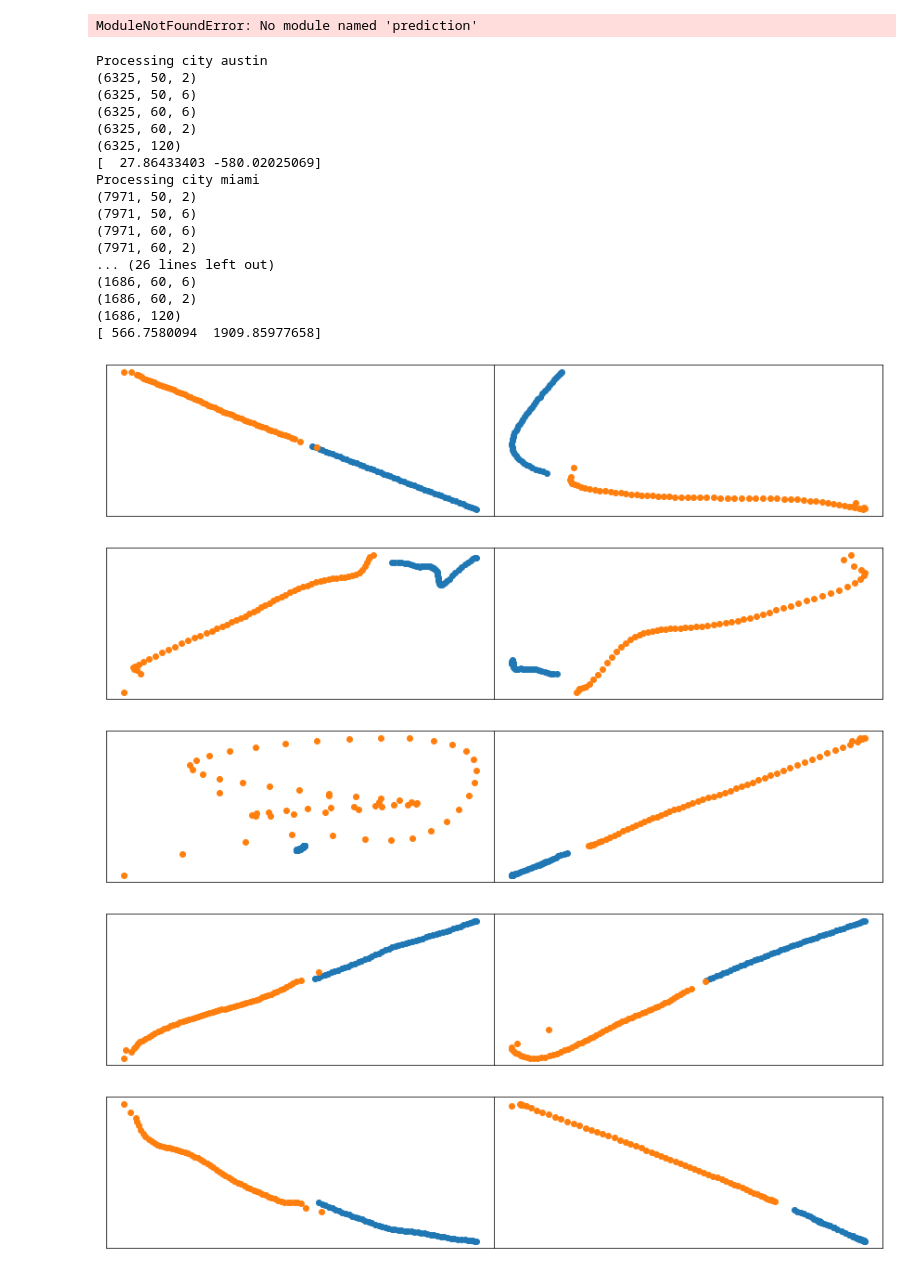
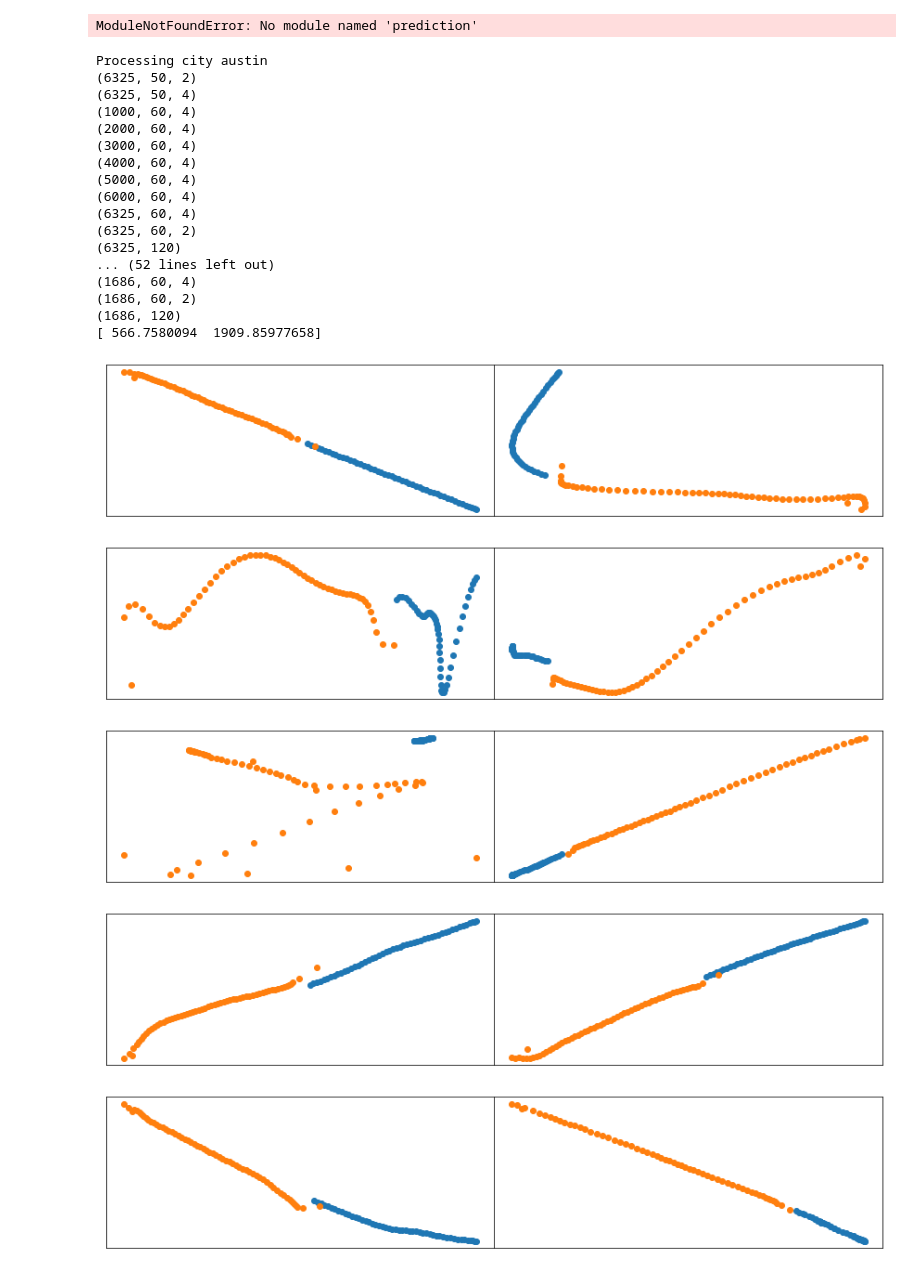
Before and after one commit to brandonho667/151B-WinningProject, a Jupyter notebook: train_attn_model.ipynb, the cells around one changed output. Drawn from its saved outputs; the diff is of its cells as text; code cells hidden in the pictures.

```diff
--- a/train_attn_model.ipynb
+++ b/train_attn_model.ipynb
@@ -59,9 +61,9 @@ print(train_dataset[0][0])
 # Model Constants
 # %%
 batch_sz = 32  # batch size
-input_size = 6
-hidden_size = 128
-output_size = 6
+input_size = 4
+hidden_size = 256
+output_size = 4
 dropout = 0.5
 inp_seq_len = 50
 num_epochs = 5#15
@@ -80,8 +82,8 @@ train_loader = DataLoader(train_dataset, batch_size = batch_sz, shuffle = True)
 val_loader = DataLoader(val_dataset, batch_size=batch_sz*2, shuffle=True)
 val_iter = iter(val_loader)
 
-BEST_PATH = "./models/all_best_attn.pt"
-PATH = "./models/baseplate_attn.pt"
+BEST_PATH = "./models/all_best_attnlayered.pt"
+PATH = "./models/baseplate_attnlayered.pt"
 best_err = 10000000000
 
 device = torch.device("cuda" if torch.cuda.is_available() else "cpu")
@@ -90,7 +92,7 @@ rnn = LSTMAttention(input_size, hidden_size, output_size, dropout, device).cuda(
 criterion = torch.nn.MSELoss()
 criterion.to(device)
 opt = torch.optim.Adam(rnn.parameters(), lr=lr)
-scheduler = torch.optim.lr_scheduler.ReduceLROnPlateau(opt)
+scheduler = torch.optim.lr_scheduler.ReduceLROnPlateau(opt, patience=20)
 # scheduler = torch.optim.lr_scheduler.StepLR(opt, 20, gamma=0.5)
 
 print_every = 1000
@@ -114,9 +116,7 @@ for epoch in range(num_base_epochs):
         loss = 0
 
         y_hat = rnn(x)
-        loss = criterion(y_hat[:, :, :2], y[:, :, :2]) \
-                + criterion(y_hat[:, :, 2:4], y[:, :, 2:4]) \
-                + criterion(y_hat[:, :, 4:6], y[:, :, 4:6])
+        loss = criterion(y_hat, y)
 
         loss.backward()
         opt.step()
@@ -128,9 +128,7 @@ for epoch in range(num_base_epochs):
                 vx, vy = next(val_iter)
                 vx, vy = vx.to(torch.float32).to(device), vy.to(torch.float32).to(device)
                 vy_hat = rnn(vx)
-                val_loss += criterion(vy_hat[:, :, :2], vy[:, :, :2]) \
-                        + criterion(vy_hat[:, :, 2:4], vy[:, :, 2:4]) \
-                        + criterion(vy_hat[:, :, 4:6], vy[:, :, 4:6])
+                val_loss += criterion(vy_hat, vy)
                 del vx
                 del vy
                 rnn.train()
@@ -169,7 +167,7 @@ plt.show()
 # %%
 device = torch.device("cuda" if torch.cuda.is_available() else "cpu")
 with torch.no_grad():
-    rnn = torch.load(f"./models/baseplate_attn.pt").to(device)
+    rnn = torch.load(f"./models/baseplate_attnlayered.pt").to(device)
     rnn.eval()
 #     val_dataset = ArgoverseDataset(city = "all", split = "validation")
     val_loader = DataLoader(val_dataset, batch_size=batch_sz*2, shuffle=True)
@@ -378,11 +376,10 @@ from prediction import get_traj_pred
 ModuleNotFoundError: No module named 'prediction'
 # %%
 device = torch.device("cuda")
-
 num_pred_steps = 60
 all_preds = np.zeros(shape=(0, num_pred_steps * 2))
 city_col = np.array([])
-rnn = torch.load("./models/baseplate_attn.pt").to(device)
+rnn = torch.load("./models/baseplate_attnlayered.pt").to(device)
 for city_name in cities:
 
     print("Processing city", city_name)
@@ -395,48 +392,54 @@ for city_name in cities:
 
     starts = test_traj_in[:,0]
 
-    traj = torch.from_numpy(normal_traj).to(torch.float32).to(device)
-    test_pred_arr = rnn(traj).cpu().detach().numpy()
-    print(test_pred_arr.shape)
+    test_pred_arr = None
+
+    for b in range(0,normal_traj.shape[0],1000):
+        top = b+1000 if b+1000 < normal_traj.shape[0] else normal_traj.shape[0]
+        traj = torch.from_numpy(normal_traj[b:top]).to(torch.float32).to(device)
+        out = rnn(traj).cpu().detach().numpy()
+        test_pred_arr = out if test_pred_arr is None else np.concatenate((test_pred_arr, out))
+        print(test_pred_arr.shape)
+        del out
 
     test_pred_arr = test_pred_arr[:,:,:2]
     print(test_pred_arr.shape)
 
     for i in range(test_traj_in.shape[0]):
         test_pred_arr[i]+=starts[i]
 
 
 
     test_pred_arr_reshaped = np.reshape(test_pred_arr, newshape=(test_traj_in.shape[0], num_pred_steps * 2))
     print(test_pred_arr_reshaped.shape)
 
     all_preds = np.r_[all_preds, test_pred_arr_reshaped]
     city_col = np.r_[city_col, [str(i) + "_" + city_name for i in range(test_pred_arr.shape[0])]]
     print(test_traj_in[0][0])
     show_sample_batch((torch.tensor(test_traj_in[0:2]), torch.tensor(test_pred_arr[0:2])))
 
 #     del rnn
 del rnn
 # %% [output]
 Processing city austin
 (6325, 50, 2)
-(6325, 50, 6)
-(6325, 60, 6)
+(6325, 50, 4)
+(1000, 60, 4)
+(2000, 60, 4)
+(3000, 60, 4)
+(4000, 60, 4)
+(5000, 60, 4)
+(6000, 60, 4)
+(6325, 60, 4)
 (6325, 60, 2)
 (6325, 120)
-[  27.86433403 -580.02025069]
-Processing city miami
-(7971, 50, 2)
-(7971, 50, 6)
-(7971, 60, 6)
-(7971, 60, 2)
-... (26 lines left out)
-(1686, 60, 6)
+... (52 lines left out)
+(1686, 60, 4)
 (1686, 60, 2)
 (1686, 120)
 [ 566.7580094  1909.85977658]
-[figure, old version]
+[figure, new version]
-[figure, old version]
+[figure, new version]
-[figure, old version]
+[figure, new version]
-[figure, old version]
+[figure, new version]
-[figure, old version]
+[figure, new version]
```
Also changed, not shown: parts of 5 cells of this notebook, 5 other files.
